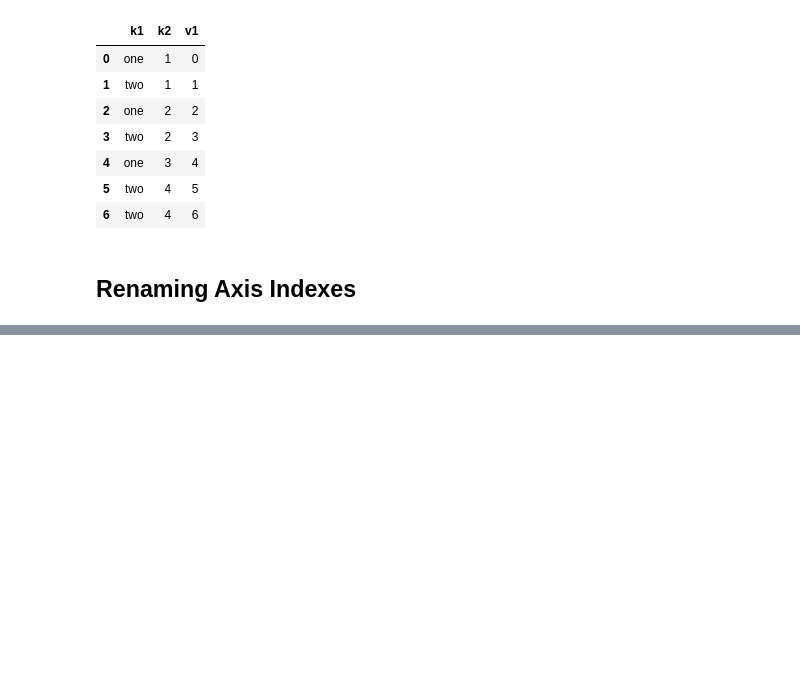
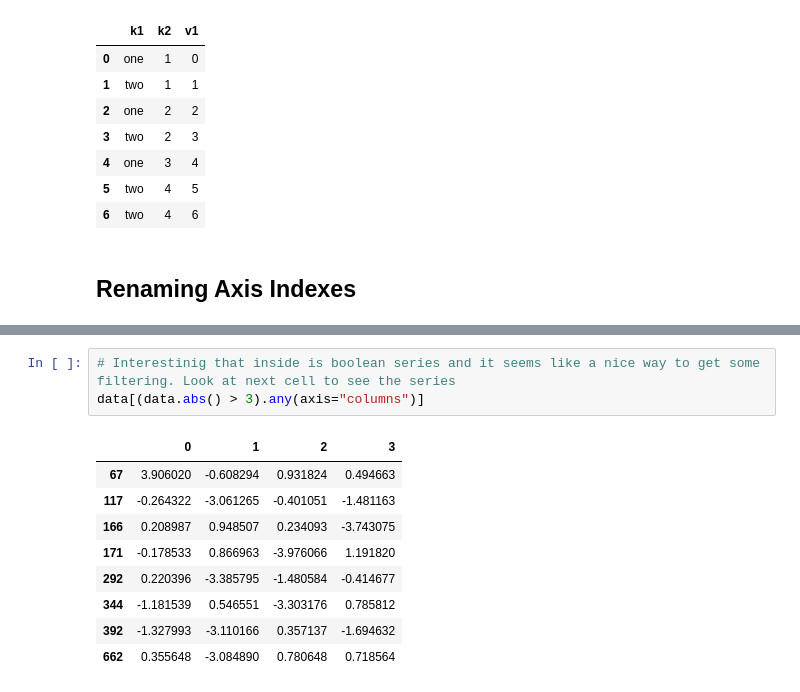
Before and after one commit to atozncoder/ai, a Jupyter notebook: PythonForDataAnalysisBook/7DataCleaning.ipynb, the cells around one changed output, grey strips where cells are left out. Cells and saved outputs as stored; diff of their text form; blank space fills up the shorter version.

```diff
--- a/PythonForDataAnalysisBook/7DataCleaning.ipynb
+++ b/PythonForDataAnalysisBook/7DataCleaning.ipynb
@@ -380,0 +527,13 @@ df.replace({-999: np.nan, -1000: 0})
+# %%
+# Interestinig that inside is boolean series and it seems like a nice way to get some filtering. Look at next cell to see the series
+data[(data.abs() > 3).any(axis="columns")]
+# %% [output]
+|  | 0 | 1 | 2 | 3 |
+| 67 | 3.906020 | -0.608294 | 0.931824 | 0.494663 |
+| 117 | -0.264322 | -3.061265 | -0.401051 | -1.481163 |
+| 166 | 0.208987 | 0.948507 | 0.234093 | -3.743075 |
+| 171 | -0.178533 | 0.866963 | -3.976066 | 1.191820 |
+| 292 | 0.220396 | -3.385795 | -1.480584 | -0.414677 |
+| 344 | -1.181539 | 0.546551 | -3.303176 | 0.785812 |
+| 392 | -1.327993 | -3.110166 | 0.357137 | -1.694632 |
+| 662 | 0.355648 | -3.084890 | 0.780648 | 0.718564 |
```
Also changed, not shown: parts of 22 cells of this notebook.
